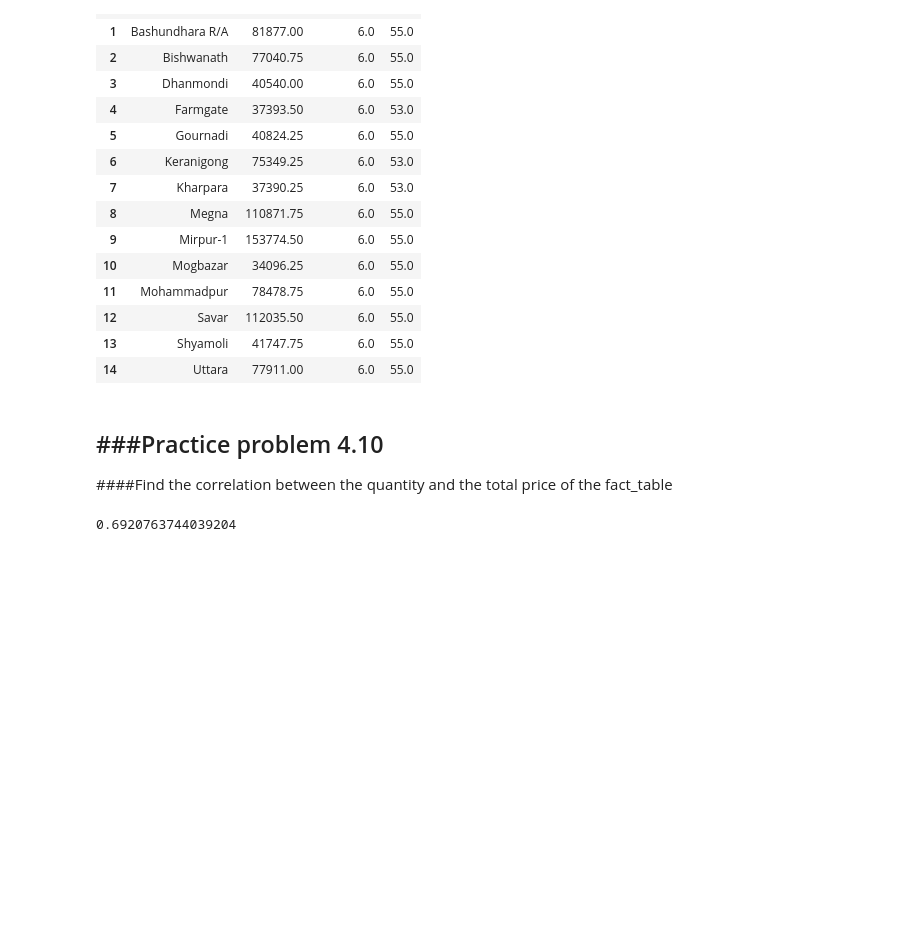
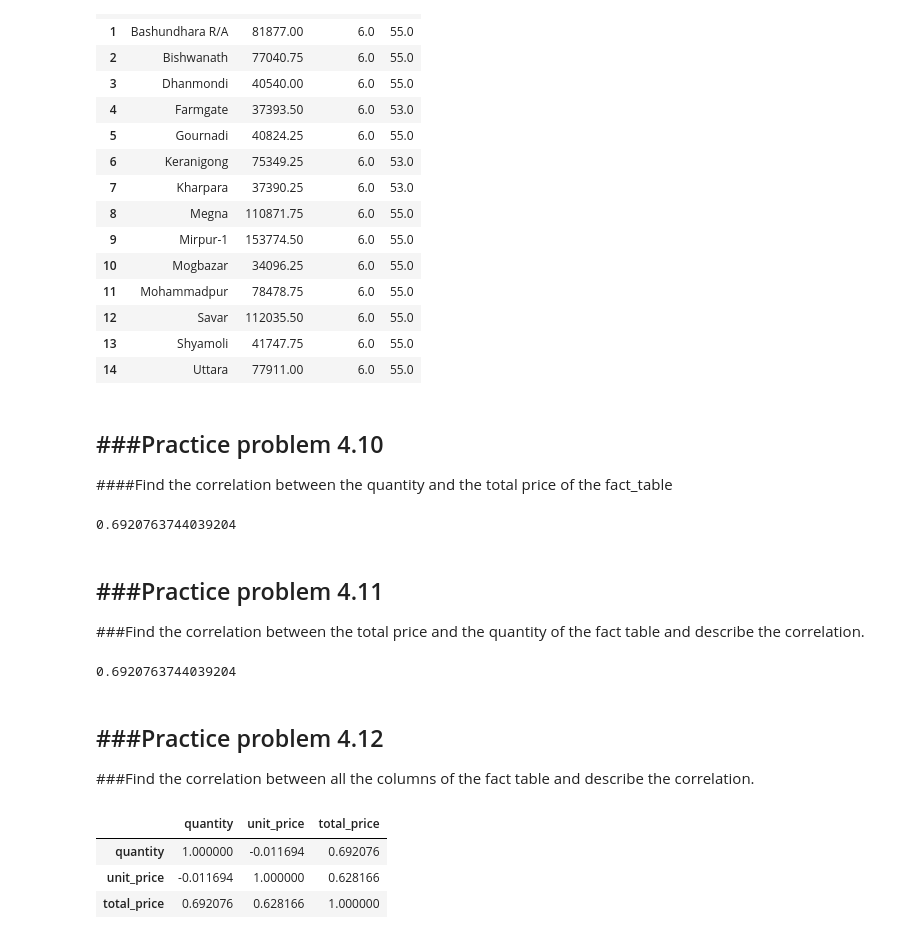
Before and after one commit to zahid-bracu/buet-business-analytics, a Jupyter notebook: Lecture_6_Data_Descriptive_Statistics_GroupBy_Correlation_Study.ipynb, the cells around one changed output. Saved outputs shown, nothing was run; the diff lists cells and outputs as text; code cells hidden in the pictures; blank space fills up the shorter version.

```diff
--- a/Lecture_6_Data_Descriptive_Statistics_GroupBy_Correlation_Study.ipynb
+++ b/Lecture_6_Data_Descriptive_Statistics_GroupBy_Correlation_Study.ipynb
@@ -407,3 +434,24 @@ correlation = fact_table['quantity'].corr(fact_table['total_price'])
 correlation
 # %% [output]
 0.6920763744039204
+# %% [markdown]
+###Practice problem 4.11
+-------------------------------------------------------------------
+###Find the correlation between the total price and the quantity of the fact table and describe the correlation.
+# %%
+corr_quantity_total=fact_table['quantity'].corr(fact_table['total_price'])
+corr_quantity_total
+# %% [output]
+0.6920763744039204
+# %% [markdown]
+###Practice problem 4.12
+--------------------------------------------------------------------------------
+###Find the correlation between all the columns of the fact table and describe the correlation.
+# %%
+fact_table_corr=fact_table.select_dtypes(include='number').corr()
+fact_table_corr
+# %% [output]
+|  | quantity | unit_price | total_price |
+| quantity | 1.000000 | -0.011694 | 0.692076 |
+| unit_price | -0.011694 | 1.000000 | 0.628166 |
+| total_price | 0.692076 | 0.628166 | 1.000000 |
```
Also changed, not shown: parts of 15 cells of this notebook.
